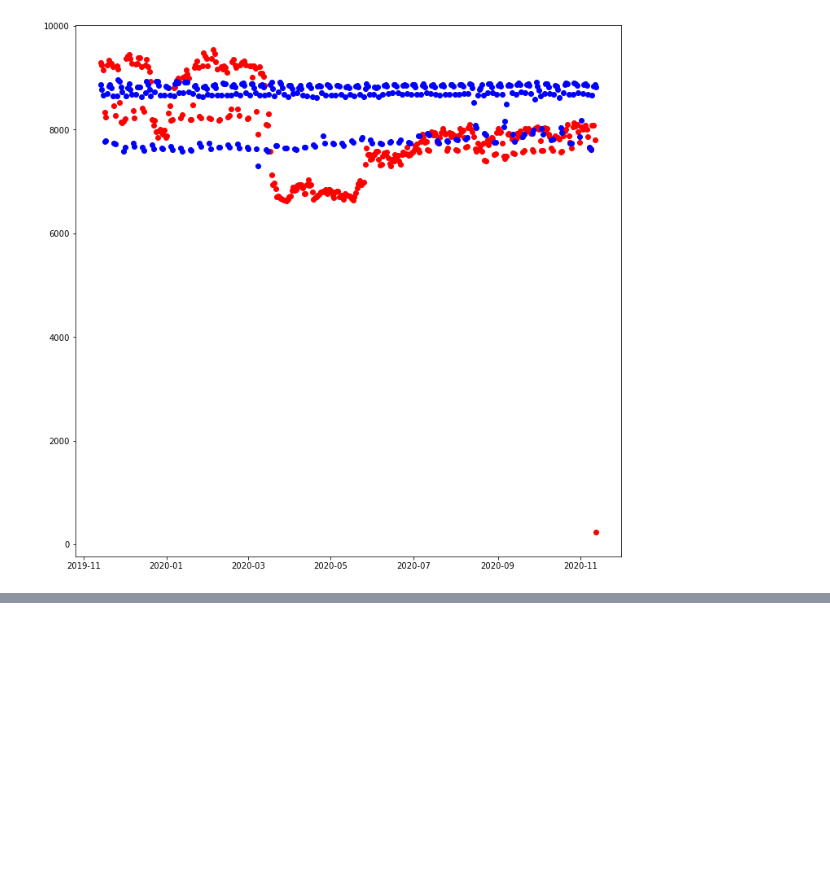
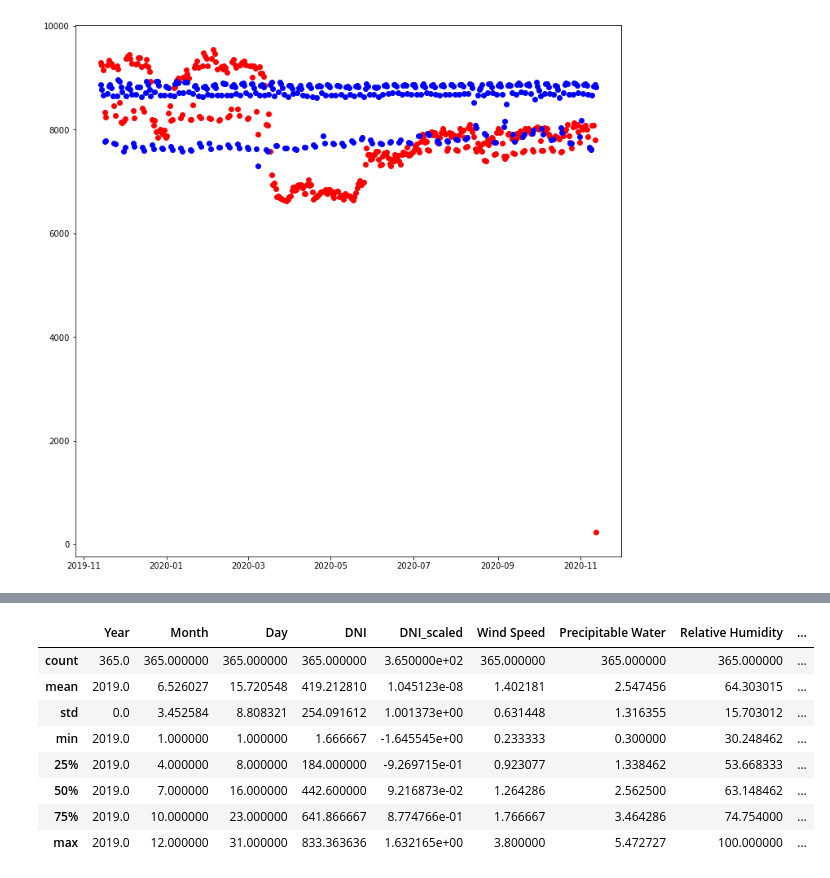
Before and after one commit to A-Wadhwani/ME597-Project, a Jupyter notebook: UCB_data_cleaning.ipynb, the cells around one changed output, grey strips where cells are left out. Saved outputs shown, nothing was run; the diff lists cells and outputs as text; code cells hidden in the pictures; blank space fills up the shorter version.

```diff
--- a/UCB_data_cleaning.ipynb
+++ b/UCB_data_cleaning.ipynb
@@ -112,0 +171,3 @@ df_power.to_csv('Datasets/UCB_PowerConsumption.csv', index=False)
+# %%
+DNI = np.array(df_weather.loc[:,'DNI'], dtype=np.float32).reshape(-1,1)
+print(DNI)
@@ -112,0 +226,13 @@ df_power.to_csv('Datasets/UCB_PowerConsumption.csv', index=False)
+# %%
+#We have successfully scaled DNI data.
+df_weather.describe()
+# %% [output]
+|  | Year | Month | Day | DNI | DNI_scaled | Wind Speed | Precipitable Water | Relative Humidity | ... |
+| count | 365.0 | 365.000000 | 365.000000 | 365.000000 | 3.650000e+02 | 365.000000 | 365.000000 | 365.000000 | ... |
+| mean | 2019.0 | 6.526027 | 15.720548 | 419.212810 | 1.045123e-08 | 1.402181 | 2.547456 | 64.303015 | ... |
+| std | 0.0 | 3.452584 | 8.808321 | 254.091612 | 1.001373e+00 | 0.631448 | 1.316355 | 15.703012 | ... |
+| min | 2019.0 | 1.000000 | 1.000000 | 1.666667 | -1.645545e+00 | 0.233333 | 0.300000 | 30.248462 | ... |
+| 25% | 2019.0 | 4.000000 | 8.000000 | 184.000000 | -9.269715e-01 | 0.923077 | 1.338462 | 53.668333 | ... |
+| 50% | 2019.0 | 7.000000 | 16.000000 | 442.600000 | 9.216873e-02 | 1.264286 | 2.562500 | 63.148462 | ... |
+| 75% | 2019.0 | 10.000000 | 23.000000 | 641.866667 | 8.774766e-01 | 1.766667 | 3.464286 | 74.754000 | ... |
+| max | 2019.0 | 12.000000 | 31.000000 | 833.363636 | 1.632165e+00 | 3.800000 | 5.472727 | 100.000000 | ... |
```
Also changed, not shown: parts of 13 cells of this notebook, 2 other files.
